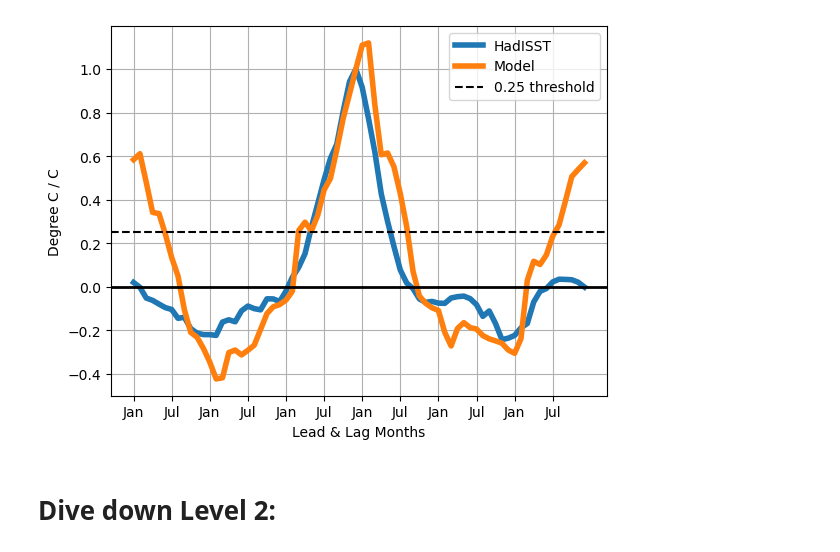
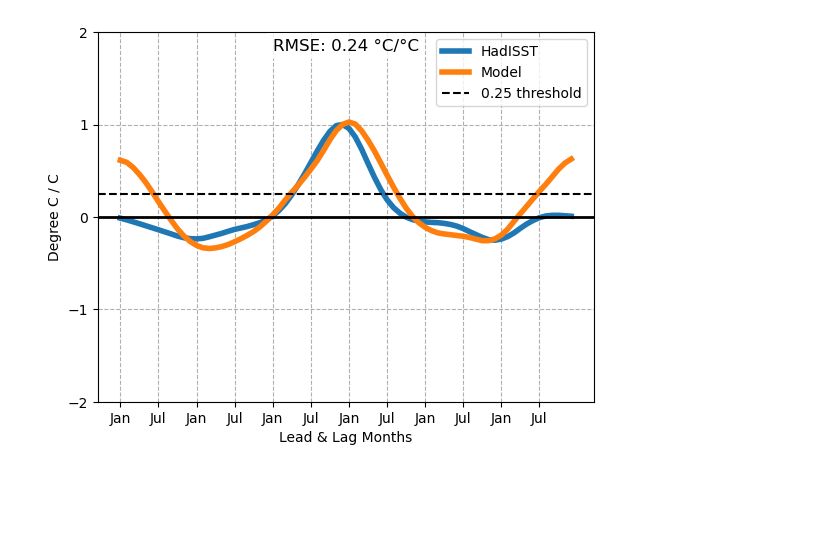
Before and after one commit to ACCESS-NRI/ENSO_recipes, a Jupyter notebook: ENSO_notebooks/ENSO_lifecycle.ipynb, the cells around one changed output. Drawn from its saved outputs; the diff is of its cells as text; code cells hidden in the pictures; blank space fills up the shorter version.

Commit message:
add rest of enso characteristics metrics

```diff
--- a/ENSO_notebooks/ENSO_lifecycle.ipynb
+++ b/ENSO_notebooks/ENSO_lifecycle.ipynb
@@ -104,5 +97,6 @@ def reshape_6yr_epochs(cube):
 # %%
-model_datasets_prep1 = {name: sst_enso(dataset) for name, dataset in model_datasets.items()}
-model_datasets_prep2 = {name: sst_time_series(dataset) for name, dataset in model_datasets.items()}
-obs_datasets_prep1 = {name: sst_enso(dataset) for name, dataset in obs_datasets.items()}
-obs_datasets_prep2 = {name: sst_time_series(dataset) for name, dataset in obs_datasets.items()}
+model_datasets_prep1 = {name: sst_enso_n34(dataset) for name, dataset in model_datasets.items()}
+model_datasets_prep2 = {name: sst_meridional(dataset) for name, dataset in model_datasets.items()}
+
+obs_datasets_prep1 = {name: sst_enso_n34(dataset) for name, dataset in obs_datasets.items()}
+obs_datasets_prep2 = {name: sst_meridional(dataset) for name, dataset in obs_datasets.items()}
@@ -130,17 +136,13 @@ combined_cubes = iris.cube.CubeList([model_n34, model_n34_dec, model_n34_area, o
 # %%
-import xarray as xr
-ds = xr.open_dataset(output_filepath)
+## metric computation - rmse of slopes
+cb_out = {'nino34':model_n34, 'n34_dec':model_n34_dec, 'n34_area':model_n34_area}
+darray_dict = {cbname: xr.DataArray.from_iris(cb) for cbname, cb in cb_out.items()}
 
+model = sst_regressed(darray_dict['n34_dec'], darray_dict['nino34'], darray_dict['n34_area'])
 
-leadlagyr = 2
-n34 = ds['tos'].squeeze()
-#n34_dec = n34[11::12]
-n34_dec = ds['tos_0'].squeeze()
-n34_dec_ct = n34_dec[leadlagyr:-leadlagyr-1]
-n34_area = ds['tos_1'].squeeze()
+cb_out = {'nino34':obs_n34, 'n34_dec':obs_n34_dec, 'n34_area':obs_n34_area}
+darray_dict = {cbname: xr.DataArray.from_iris(cb) for cbname, cb in cb_out.items()}
+obs = sst_regressed(darray_dict['n34_dec'], darray_dict['nino34'], darray_dict['n34_area'])
 
-
-obs_n34 = ds['tos_2'].squeeze()
-obs_n34_dec = ds['tos_3'].squeeze()
-obs_n34_dec_ct = obs_n34_dec[leadlagyr:-leadlagyr-1]
-obs_n34_area = ds['tos_4'].squeeze()
+rmse = np.sqrt(np.mean((obs[0] - model[0]) ** 2))
+rmse
@@ -212,30 +151,34 @@ Obs: Number of months where slope > 0.25 between -30 and 30: 13
 # %%
+months = np.arange(1, 73) - 36
+
 # Plot the slope
-plt.plot(months, obs_slope, label='HadISST', lw=4)
-plt.plot(months, slope, label='Model', lw=4)
+plt.plot(months, obs[0], label='HadISST', lw=4)
+plt.plot(months, model[0], label='Model', lw=4)
 
 # Draw a black dashed line at y=0.25
 plt.axhline(y=0.25, color='black', linestyle='--', label='0.25 threshold')
 
 # Draw a thicker line at y=0
 plt.axhline(y=0, color='black', linewidth=2) #, label='Zero Line')
 
 # Define custom ticks for the x-axis (every 6 months)
 xticks = np.arange(1, 73, 6) - 36  # Adjust for lead/lag months
 xtick_labels = ['Jan', 'Jul'] * (len(xticks) // 2)
 
 # Set the labels and titles
 plt.xlabel('Lead & Lag Months')
 plt.ylabel('Degree C / C')
 plt.legend()
-plt.grid()
+plt.grid(linestyle='--')
 
 # Apply the custom ticks and labels to the x-axis
 plt.xticks(xticks, xtick_labels)
+plt.yticks(np.arange(-2,2.5, step=1))
 
+# Adding RMSE text on top of the plot
+plt.text(0.5, 0.95, f'RMSE: {rmse:.2f} °C/°C', fontsize=12, ha='center', transform=plt.gca().transAxes,
+         bbox=dict(facecolor='white', alpha=0.8, edgecolor='none'))
 # Show the plot
 plt.show()
 # %% [output]
-[figure, old version]
+[figure, new version]
-# %% [markdown]
-# Dive down Level 2:
```
Also changed, not shown: parts of 12 cells of this notebook, 3 other files.
